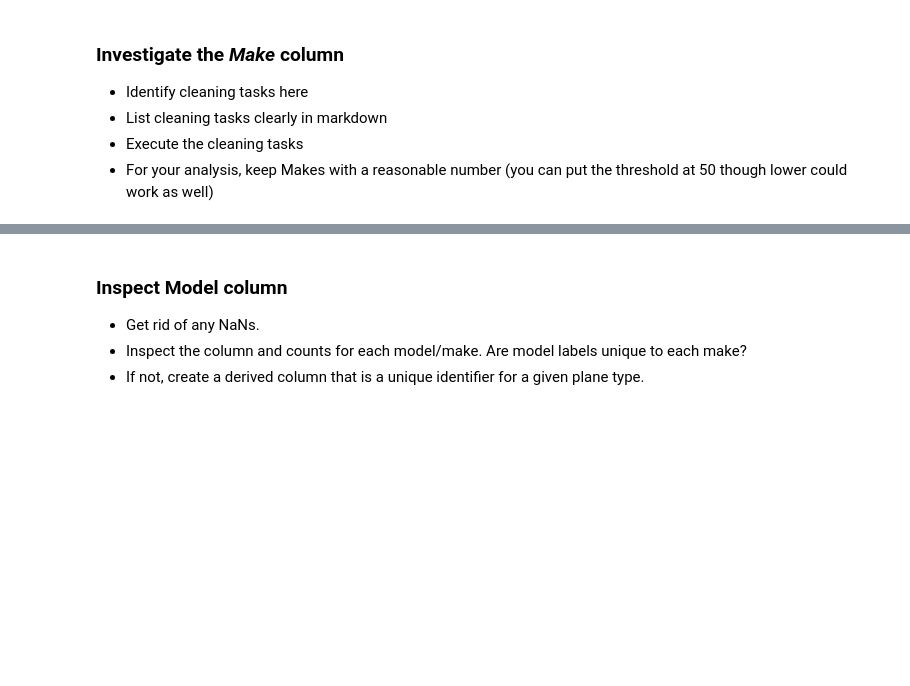
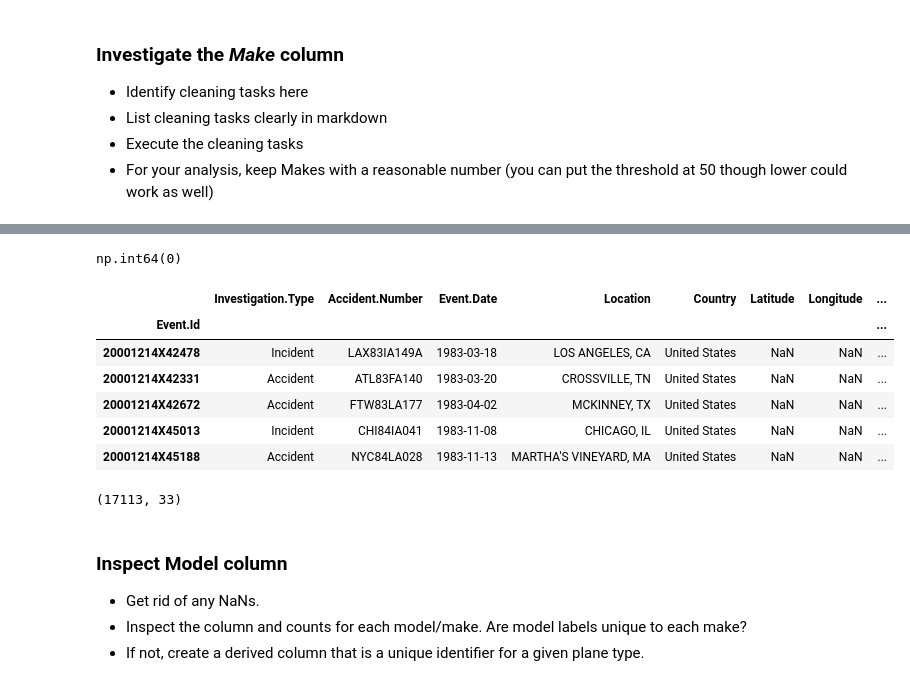
Before and after one commit to kyalo001/dsc-course0-m8-lab, a Jupyter notebook: Aviation_Accidents_Cleaning.ipynb, the cells around one changed output, grey strips where cells are left out. Saved outputs shown, nothing was run; the diff lists cells and outputs as text; code cells hidden in the pictures; blank space fills up the shorter version.

Commit message:
The summative lab, data cleaning, analysis and a copy of cleaned airline data

```diff
--- a/Aviation_Accidents_Cleaning.ipynb
+++ b/Aviation_Accidents_Cleaning.ipynb
@@ -288,0 +276,6 @@ Injuries and robustness to destruction are a key interest point for the client.
+# %%
+#To check the aircraft destroyed
+filtered_data["Aircraft_Destroyed"] = filtered_data["Aircraft.damage"].apply(
+    lambda x: 1 if x == "Destroyed" else 0
+)
+filtered_data[["Aircraft.damage", "Aircraft_Destroyed"]].head()
@@ -288,0 +290,6 @@ Injuries and robustness to destruction are a key interest point for the client.
+# %%
+#After checking there are 1227 null values in the column Aircraft.damage
+filtered_data["Aircraft.damage"].isna().sum()
+
+#use fillna to replace the missing values with unknown.
+filtered_data["Aircraft.damage"]=filtered_data["Aircraft.damage"].fillna("unknown", inplace=True)
@@ -292,3 +320,15 @@ Injuries and robustness to destruction are a key interest point for the client.
 - List cleaning tasks clearly in markdown
 - Execute the cleaning tasks
 - For your analysis, keep Makes with a reasonable number (you can put the threshold at 50 though lower could work as well)
+# %%
+# Below we convert  the values in column make to lower case for uniformity
+filtered_data['Make']=(filtered_data["Make"]
+                       .astype(str) #convert the column into a string type
+                       .str.strip() # Remove white spaces
+                       .str.lower()) #change to lowercase
+# %%
+#Check the null values in the column ,Make
+filtered_data["Make"].isna().sum()
+
+#There is only one null value, we can fill it with unknown
+filtered_data["Make"]=filtered_data["Make"].fillna("unknown", inplace=True)
@@ -295,3 +343,31 @@ Injuries and robustness to destruction are a key interest point for the client.
+# %%
+filtered_data["Make"].isna().sum()
+# %% [output]
+np.int64(0)
+# %%
+make_counts = filtered_data["Make"].value_counts()
+
+# Identify the makes to keep
+valid_makes=make_counts[make_counts >=50].index
+
+pd.set_option("display.max_columns", None)
+
+#This keeps the rows where Make value is in valid makes
+makes_filtered=filtered_data[filtered_data["Make"].isin(valid_makes)]
+makes_filtered.head()
+# %% [output]
+|  | Investigation.Type | Accident.Number | Event.Date | Location | Country | Latitude | Longitude | ... |
+| Event.Id |  |  |  |  |  |  |  | ... |
+| 20001214X42478 | Incident | LAX83IA149A | 1983-03-18 | LOS ANGELES, CA | United States | NaN | NaN | ... |
+| 20001214X42331 | Accident | ATL83FA140 | 1983-03-20 | CROSSVILLE, TN | United States | NaN | NaN | ... |
+| 20001214X42672 | Accident | FTW83LA177 | 1983-04-02 | MCKINNEY, TX | United States | NaN | NaN | ... |
+| 20001214X45013 | Incident | CHI84IA041 | 1983-11-08 | CHICAGO, IL | United States | NaN | NaN | ... |
+| 20001214X45188 | Accident | NYC84LA028 | 1983-11-13 | MARTHA'S VINEYARD, MA | United States | NaN | NaN | ... |
+# %%
+#Checking the shape of the new dataframe,,(it has 17892 rows/records and 33 columns)
+makes_filtered.shape
+# %% [output]
+(17113, 33)
 # %% [markdown]
 ### Inspect Model column
 - Get rid of any NaNs.
```
Also changed, not shown: parts of 52 cells of this notebook, 2 other files.
